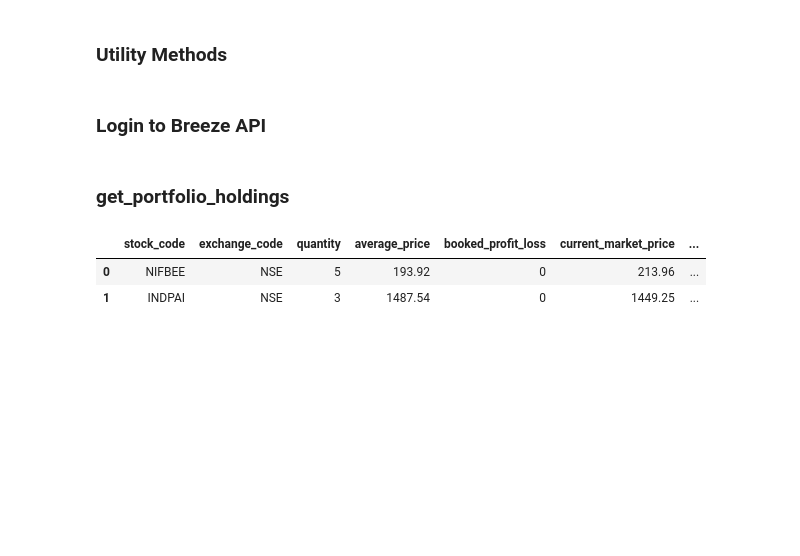
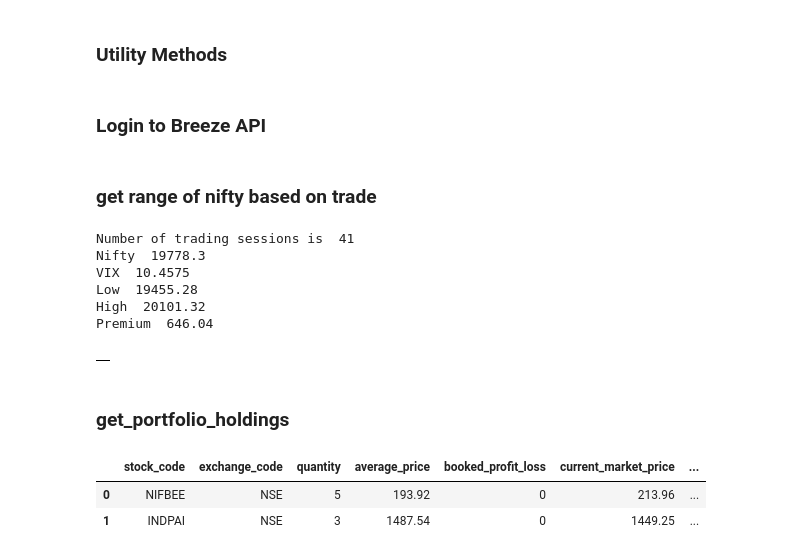
Before and after one commit to bhushandhumal/trading, a Jupyter notebook: src/Breeze.ipynb, the cells around one changed output. Cells and saved outputs as stored; diff of their text form; code cells hidden in the pictures; blank space fills up the shorter version.

Commit message:
calculate range based on trading sessions

```diff
--- a/src/Breeze.ipynb
+++ b/src/Breeze.ipynb
@@ -44,6 +39,50 @@ api_secret = configs.get("SECRET_KEY").data if configs.get("SECRET_KEY") else No
 session_token =configs.get("SESSION_TOKEN").data if configs.get("SESSION_TOKEN") else None
 breeze = BreezeConnect(api_key=api_key)
 breeze.generate_session(api_secret=api_secret,session_token=session_token)
+# %% [markdown]
+### get range of nifty based on trade
+# %%
+# get trading sessions
+start_date = '2023-07-31'
+end_date = '2023-09-28'
+num_trading_sessions = get_number_of_trading_sessions(start_date, end_date)
+print("Number of trading sessions is ", num_trading_sessions)
+
+# get nifty value
+df = getDF( breeze.get_quotes("NIFTY","NSE"))
+df=df[df['exchange_code'] == exchange_code]
+nifty_value=df['ltp'][0]
+print("Nifty ",nifty_value)
+
+india_vix = 10.4575
+print("VIX ",india_vix)
+
+# calculation
+period_vix = india_vix / math.sqrt(num_trading_sessions)
+low = round(nifty_value*(100-period_vix)/100,2)
+high = round(nifty_value*(100+period_vix)/100,2)
+nifty_range = round(high - low,2)
+print("Low ",low)
+print("High ",high)
+print("Premium ",nifty_range)
+# %% [output]
+Number of trading sessions is  41
+Nifty  19778.3
+VIX  10.4575
+Low  19455.28
+High  20101.32
+Premium  646.04
+# %%
+stock_code = "INDIAVIX"
+exchange_code = "NSE"
+t = breeze.get_quotes(stock_code=stock_code,
+                    exchange_code=exchange_code)
+df = getDF(t)
+# df=df[df['exchange_code'] == exchange_code]
+
+df
+# %% [output]
+|  |
 # %% [markdown]
 ### get_portfolio_holdings
 # %%
```
Also changed, not shown: parts of 4 cells of this notebook, 2 other files.
